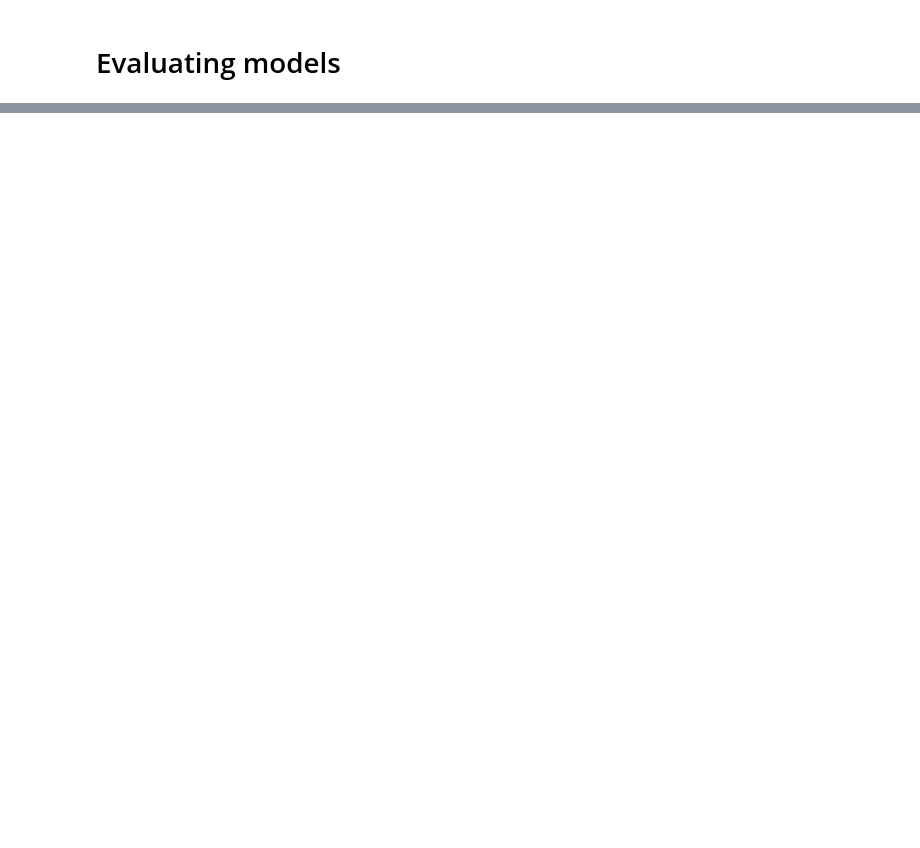
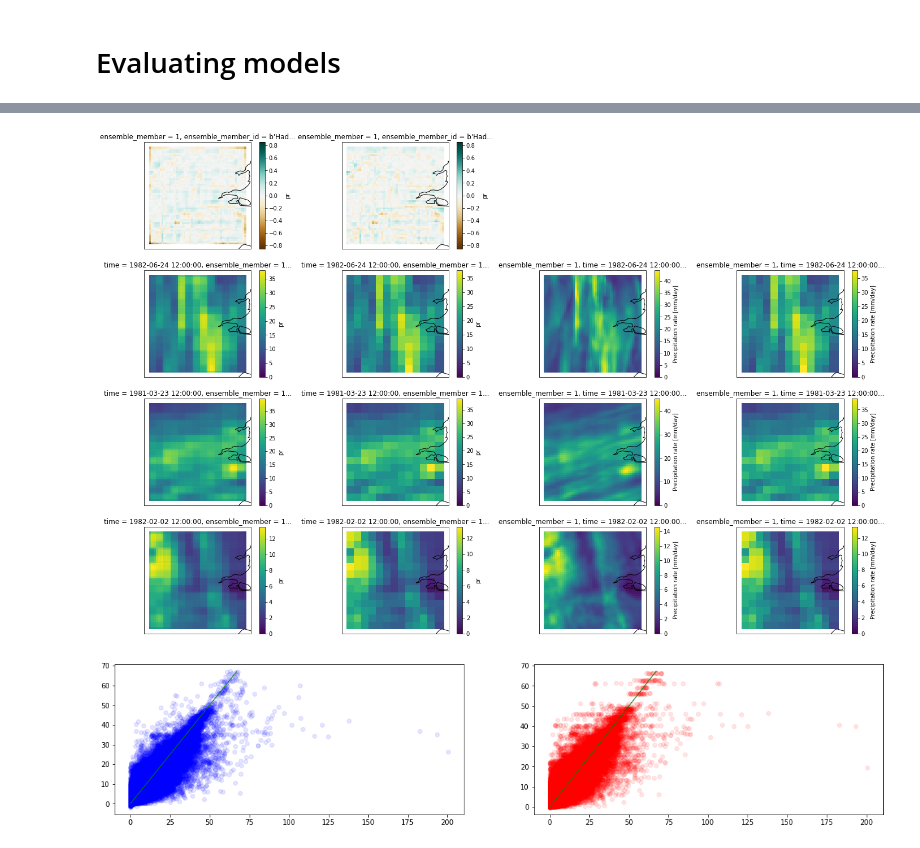
Before and after one commit to henryaddison/ml-downscaling-emulation, a Jupyter notebook: notebooks/learning/evaluation.ipynb, the cells around one changed output, grey strips where cells are left out. Saved outputs shown, nothing was run; the diff lists cells and outputs as text; code cells hidden in the pictures; blank space fills up the shorter version.

```diff
--- a/notebooks/learning/evaluation.ipynb
+++ b/notebooks/learning/evaluation.ipynb
@@ -149,0 +141,6 @@ fig.savefig("eval-test-plots.png")
+# %%
+model_path = '../../checkpoints/170026/model-epoch199.pth'
+simple_conv_coarsened_2x_preds = predict(load_model(model_path), lo_res_data, hi_res_data)
+# %%
+model_path = '../../checkpoints/170399/model-epoch199.pth'
+simple_conv_id_preds = predict(load_model(model_path), lo_res_data, hi_res_data)
@@ -149,0 +159,5 @@ fig.savefig("eval-test-plots.png")
+# %%
+compare_preds(simple_conv_coarsened_2x_preds, simple_conv_id_preds, lo_res_data, hi_res_data)
+# %% [output]
+[figure, added]
+[figure, added]
```
Also changed, not shown: parts of 22 cells of this notebook.
